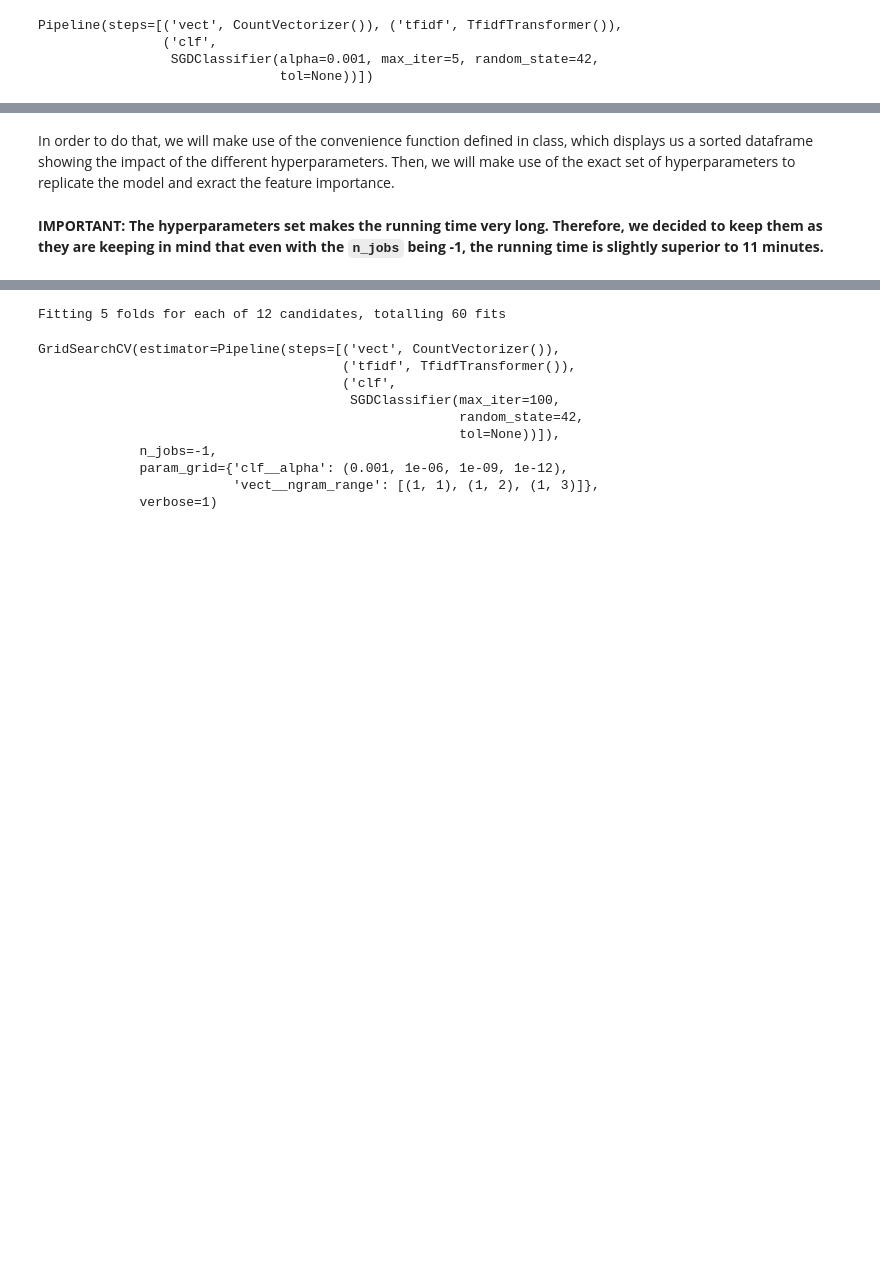
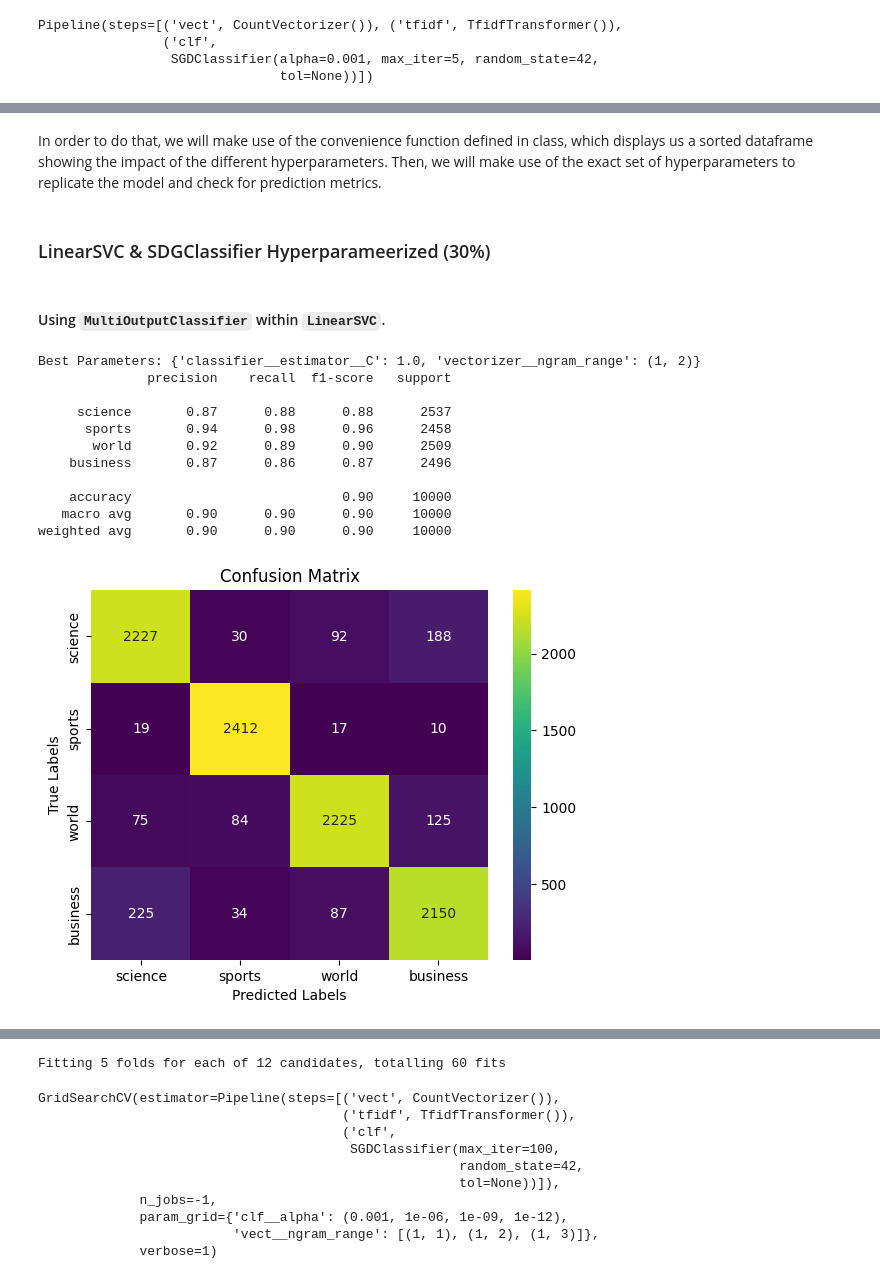
Before and after one commit to ATB1999/AdvancedAI_NLP_Assignment, a Jupyter notebook: Assignment.ipynb, the cells around one changed output, grey strips where cells are left out. Cells and saved outputs as stored; diff of their text form; code cells hidden in the pictures; blank space fills up the shorter version.

````diff
--- a/Assignment.ipynb
+++ b/Assignment.ipynb
@@ -354,5 +482,7 @@ Fortunately, the hyperparameterization can take into account N-grams as a hyperp
 # %% [markdown]
-In order to do that, we will make use of the convenience function defined in class, which displays us a sorted dataframe showing the impact of the different hyperparameters. Then, we will make use of the exact set of hyperparameters to replicate the model and exract the feature importance.
+In order to do that, we will make use of the convenience function defined in class, which displays us a sorted dataframe showing the impact of the different hyperparameters. Then, we will make use of the exact set of hyperparameters to replicate the model and check for prediction metrics.
+# %% [markdown]
+### LinearSVC & SDGClassifier Hyperparameerized (30%)
 # %%
 def crossvalidation_report_df(grid_cv):
     """Convenience  function.
@@ -369,5 +499,41 @@ def crossvalidation_report_df(grid_cv):
 
     # sort original df by rank, and select columns
     return pd.DataFrame(grid_cv.cv_results_).sort_values(by='rank_test_score')[cols]
-# %% [markdown]
-**IMPORTANT: The hyperparameters set makes the running time very long. Therefore, we decided to keep them as they are keeping in mind that even with the ```n_jobs``` being -1, the running time is slightly superior to 11 minutes.**
+# %% [markdown]
+#### Using ```MultiOutputClassifier``` within ```LinearSVC```.
+# %%
+# Create a pipeline
+pipeline = Pipeline([
+    ('vectorizer', TfidfVectorizer()),  # Text vectorization
+    ('classifier', OneVsRestClassifier(LinearSVC()))  # Multiclass classifier
+])
+
+# Define the parameter grid for GridSearchCV
+param_grid = {
+    'vectorizer__ngram_range': [(1, 1), (1, 2), (1,3)],  # Unigram, bigram and trigram features
+    'classifier__estimator__C': [0.1, 1.0]  # C , penaltyparameter for LinearSVC
+}
+
+# Create GridSearchCV with the pipeline and parameter grid
+multiclass_grid = GridSearchCV(pipeline, param_grid, cv=5, n_jobs=-2)
+# %%
+multiclass_grid.fit(train.text, train.label_int)
+sgd_best = multiclass_grid.best_estimator_
+#We extract the best model with its correspondent hyperparameters first.
+sgd_best=multiclass_grid.best_estimator_
+print('Best Parameters:', multiclass_grid.best_params_)
+
+results_multiclass(model_fit=sgd_best)
+# %% [output]
+Best Parameters: {'classifier__estimator__C': 1.0, 'vectorizer__ngram_range': (1, 2)}
+              precision    recall  f1-score   support
+
+     science       0.87      0.88      0.88      2537
+      sports       0.94      0.98      0.96      2458
+       world       0.92      0.89      0.90      2509
+    business       0.87      0.86      0.87      2496
+
+    accuracy                           0.90     10000
+   macro avg       0.90      0.90      0.90     10000
+weighted avg       0.90      0.90      0.90     10000
+[figure, added]
````
Also changed, not shown: parts of 106 cells of this notebook, 2 other files.
